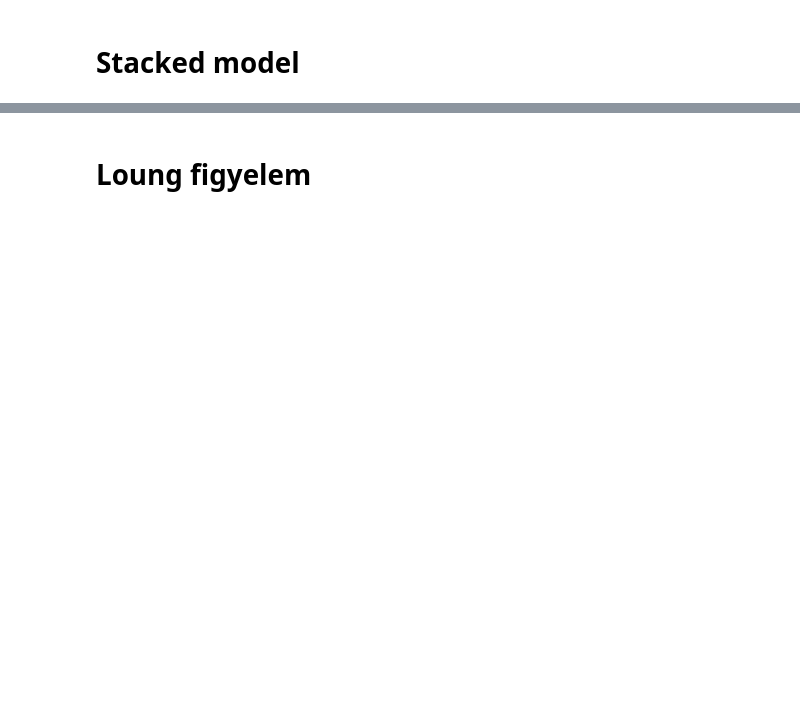
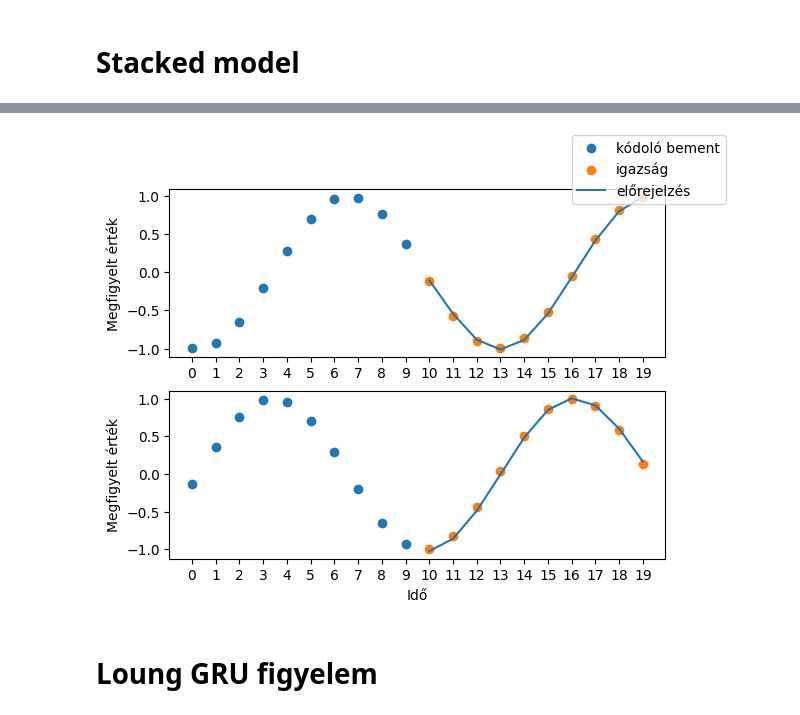
Before and after one commit to sajozsattila/blog, a Jupyter notebook: seq2seq/seq2seq_tf.ipynb, the cells around one changed output, grey strips where cells are left out. Cells and saved outputs as stored; diff of their text form; code cells hidden in the pictures; blank space fills up the shorter version.

```diff
--- a/seq2seq/seq2seq_tf.ipynb
+++ b/seq2seq/seq2seq_tf.ipynb
@@ -392,6 +478,6 @@ opt_model = HyperparamOpt(
 )
 
 # predict with the optimized model
-opt_model.train(X_train, y_train, X_val, y_val, X_test, y_test, max_eval=30, model_type='stacked')
+opt_model.train(X_train, y_train, X_val, y_val, X_test, y_test, max_eval=3, model_type='stacked')
 
 print(opt_model.best_args)
@@ -426,5 +531,4 @@ plt.show()
 y_hat = seq2seq_stacked.predict(X_test)
 
 plot_serial(0, X_test, y_test, y_hat)
-plt.legend()
-plt.show()
+# %% [output]
@@ -431,5 +536,6 @@ plt.show()
+[figure, added]
 # %% [markdown]
-# Loung figyelem
+# Loung GRU figyelem
 # %%
 space_seq2seq = {
     'hidden_size': hyperopt.hp.quniform("hidden_size", 20, 100, 10),
```
Also changed, not shown: parts of 28 cells of this notebook.
